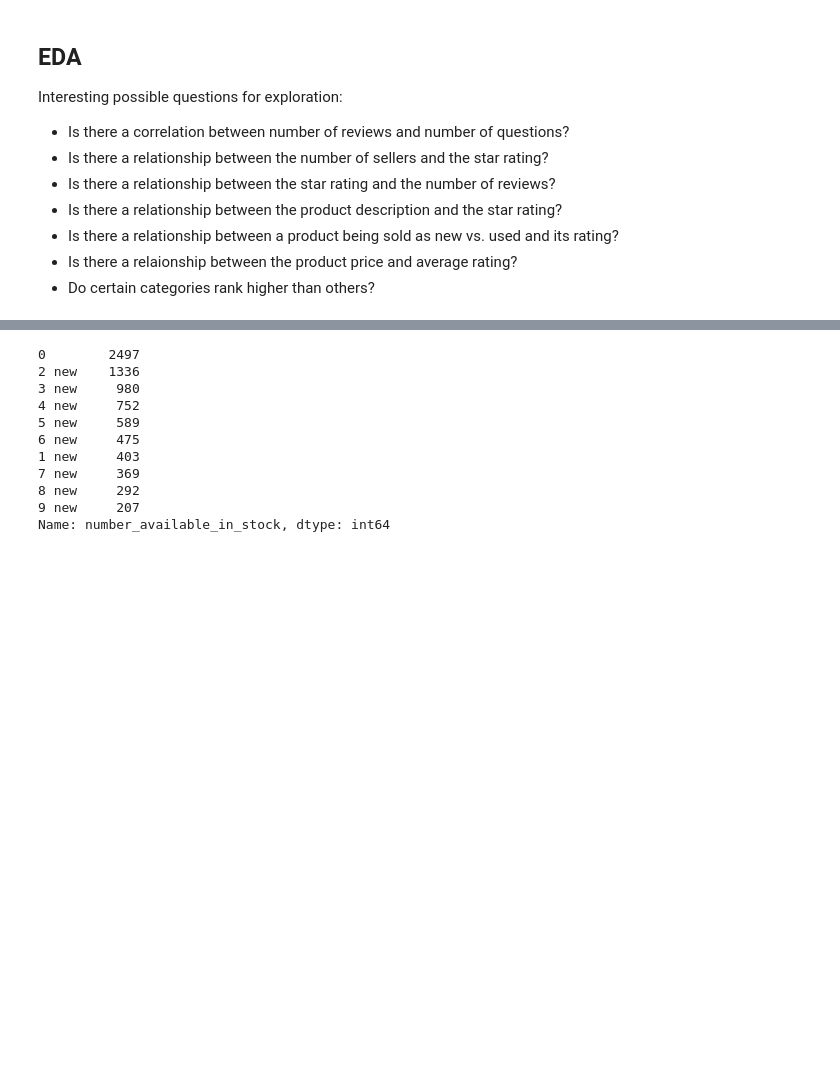
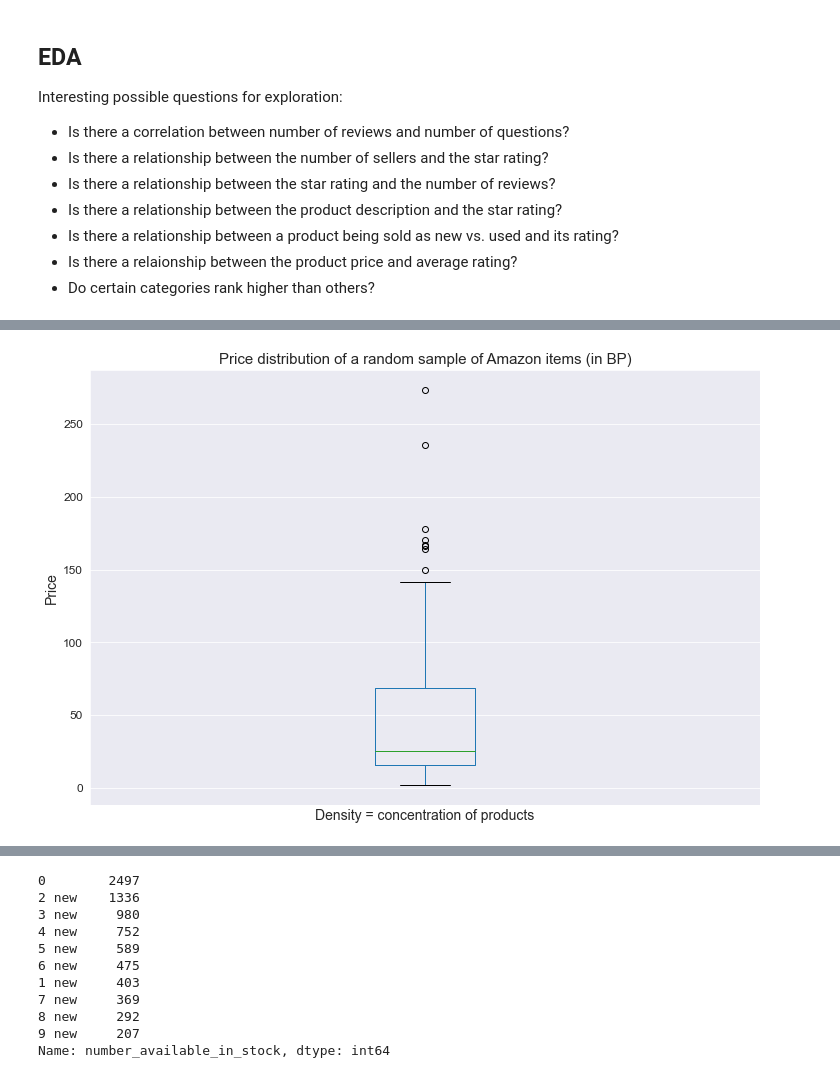
Before and after one commit to cotica/capstone, a Jupyter notebook: code/Amazon-order-history-EDA.ipynb, the cells around one changed output, grey strips where cells are left out. Drawn from its saved outputs; the diff is of its cells as text; code cells hidden in the pictures; blank space fills up the shorter version.

Commit message:
add library imports, a few charts, fill in deck too

```diff
--- a/code/Amazon-order-history-EDA.ipynb
+++ b/code/Amazon-order-history-EDA.ipynb
@@ -24,3 +23,28 @@ import pandas as pd, numpy as np, matplotlib.pyplot as plt, seaborn as sns, re
+# %%
+#basic ops
+import pandas as pd, numpy as np, matplotlib.pyplot as plt, seaborn as sns, re
+
+#other helper functions
+from pandasql import sqldf
+from math import pi
+
+#show grid on plots
+sns.set_style('darkgrid')
+
+#NLP
+from nltk.stem import WordNetLemmatizer
+from nltk.sentiment.vader import SentimentIntensityAnalyzer
+from nltk.tokenize import RegexpTokenizer
+
+import gensim.downloader as api #allows us to get word2vec anf glove embeddings that we need
+from gensim.models.word2vec import Word2Vec
+from transformers import pipeline
+from sklearn.feature_extraction.text import CountVectorizer, TfidfVectorizer
+
+#modeling
+from sklearn.linear_model import LinearRegression, LogisticRegression
+from sklearn.model_selection import train_test_split, GridSearchCV, \
+                                    cross_val_score
 # %% [markdown]
 ### Product dataset
 # %%
@@ -288,0 +287,12 @@ Name: number_of_reviews, Length: 194, dtype: int64
+# %%
+#price dist -- although might be more meaningful to do per category
+plt.figure(figsize=(12,8))
+ecom['price'][:150].plot(kind='box');
+plt.xticks([]);
+plt.ylabel('Price', size = 14)
+plt.yticks(size=12)
+plt.xlabel('Density = concentration of products', size=14)
+plt.title('Price distribution of a random sample of Amazon items (in BP)', size=15);
+plt.savefig('../assets/price_concentrate.jpg')
+# %% [output]
+[figure, added]
```
Also changed, not shown: parts of 16 cells of this notebook, 3 other files.
